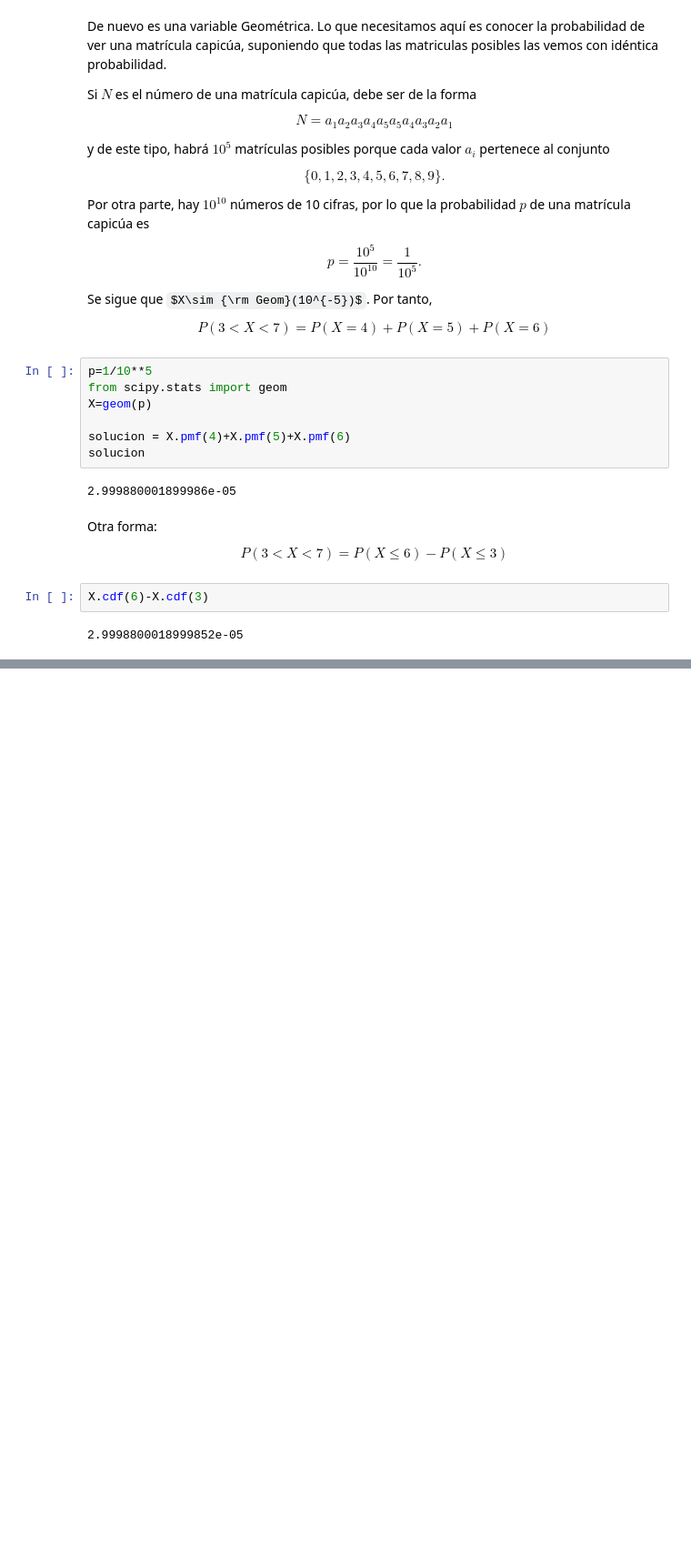
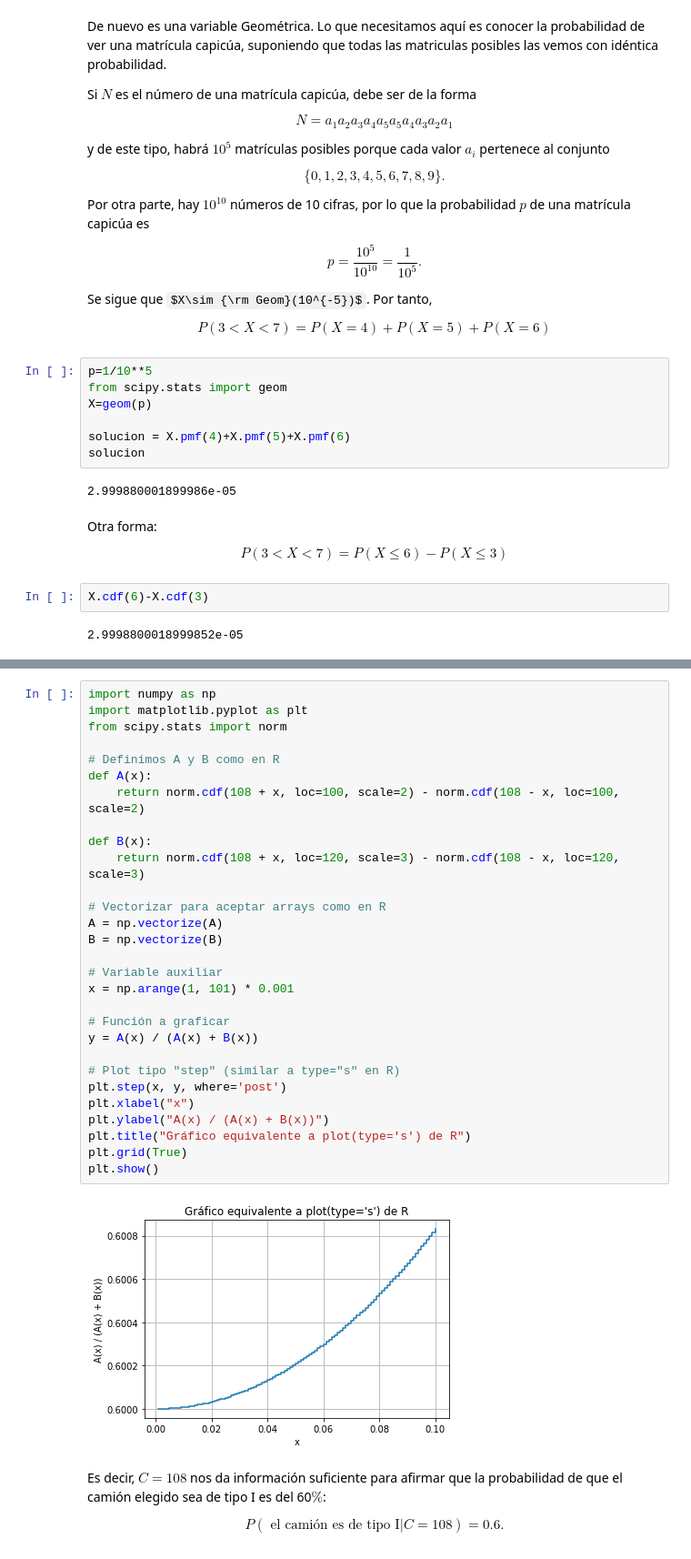
Before and after one commit to JMALMIRA/statistics, a Jupyter notebook: Problemas_variables_aleatorias.ipynb, the cells around one changed output, grey strips where cells are left out. Shown at 91% size. Saved outputs shown, nothing was run; the diff lists cells and outputs as text; some formulas as TeX source; blank space fills up the shorter version.

```diff
--- a/Problemas_variables_aleatorias.ipynb
+++ b/Problemas_variables_aleatorias.ipynb
@@ -635,0 +1257,35 @@ X.cdf(6)-X.cdf(3)
+# %%
+import numpy as np
+import matplotlib.pyplot as plt
+from scipy.stats import norm
+
+# Definimos A y B como en R
+def A(x):
+    return norm.cdf(108 + x, loc=100, scale=2) - norm.cdf(108 - x, loc=100, scale=2)
+
+def B(x):
+    return norm.cdf(108 + x, loc=120, scale=3) - norm.cdf(108 - x, loc=120, scale=3)
+
+# Vectorizar para aceptar arrays como en R
+A = np.vectorize(A)
+B = np.vectorize(B)
+
+# Variable auxiliar
+x = np.arange(1, 101) * 0.001
+
+# Función a graficar
+y = A(x) / (A(x) + B(x))
+
+# Plot tipo "step" (similar a type="s" en R)
+plt.step(x, y, where='post')
+plt.xlabel("x")
+plt.ylabel("A(x) / (A(x) + B(x))")
+plt.title("Gráfico equivalente a plot(type='s') de R")
+plt.grid(True)
+plt.show()
+# %% [output]
+[figure, added]
+# %% [markdown]
+Es decir, $C=108$ nos da información suficiente para afirmar que la probabilidad de que el camión elegido sea de tipo I es del 60$\%$:
+
+$$P(\text{ el camión es de tipo I}| C=108)=0.6.$$
```
Also changed, not shown: parts of 74 cells of this notebook.
